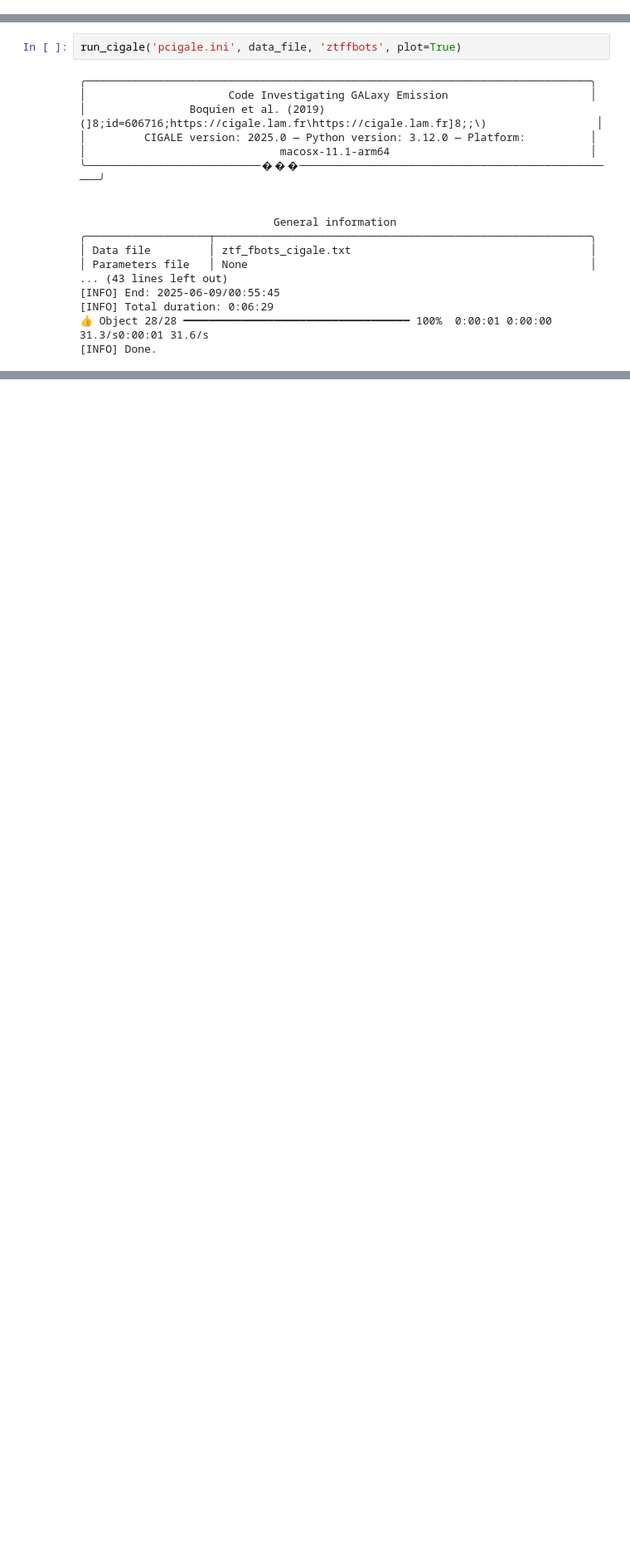
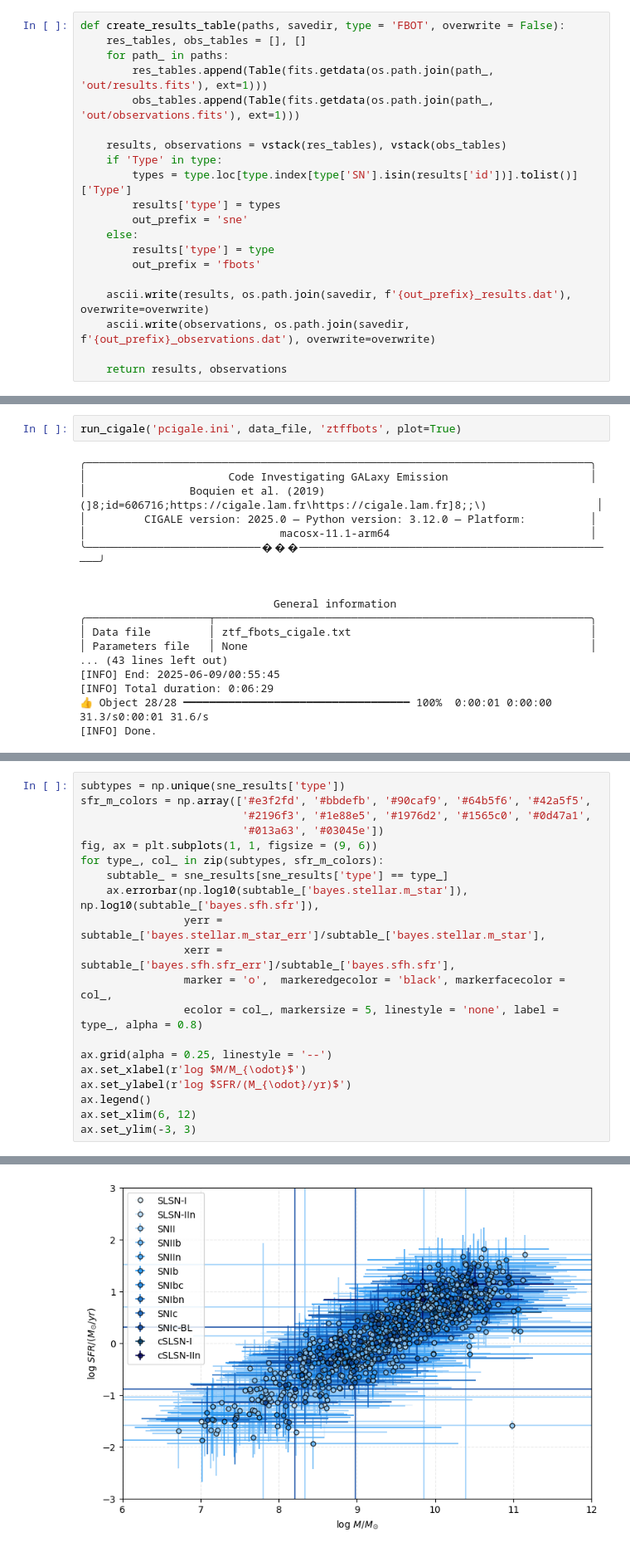
Before and after one commit to aswinsuresh24/sne_hosts, a Jupyter notebook: hosts.ipynb, the cells around one changed output, grey strips where cells are left out. Shown at 83% size. Cells and saved outputs as stored; diff of their text form; blank space fills up the shorter version.

```diff
--- a/hosts.ipynb
+++ b/hosts.ipynb
@@ -215,6 +216,26 @@ def prep_cigale_datafile(filename, sne, ptf_sne, redshifts, verbose=False):
     # Write out into datafile
     with open(filename, 'a') as f:
         f.write('\n'.join(rows))
+# %%
+def create_results_table(paths, savedir, type = 'FBOT', overwrite = False):
+    res_tables, obs_tables = [], []
+    for path_ in paths:
+        res_tables.append(Table(fits.getdata(os.path.join(path_, 'out/results.fits'), ext=1)))
+        obs_tables.append(Table(fits.getdata(os.path.join(path_, 'out/observations.fits'), ext=1)))
+
+    results, observations = vstack(res_tables), vstack(obs_tables)
+    if 'Type' in type:
+        types = type.loc[type.index[type['SN'].isin(results['id'])].tolist()]['Type']
+        results['type'] = types
+        out_prefix = 'sne'
+    else:
+        results['type'] = type
+        out_prefix = 'fbots'
+
+    ascii.write(results, os.path.join(savedir, f'{out_prefix}_results.dat'), overwrite=overwrite)
+    ascii.write(observations, os.path.join(savedir, f'{out_prefix}_observations.dat'), overwrite=overwrite)
+
+    return results, observations
 # %%
 ptf_sne = read_ptf_sample('ptf_ccsne.csv')
 ptf_sne = ptf_sne[ptf_sne['ref'] == 'This paper']
@@ -365,0 +341,21 @@ plt.show()
+# %%
+subtypes = np.unique(sne_results['type'])
+sfr_m_colors = np.array(['#e3f2fd', '#bbdefb', '#90caf9', '#64b5f6', '#42a5f5',
+                         '#2196f3', '#1e88e5', '#1976d2', '#1565c0', '#0d47a1',
+                         '#013a63', '#03045e'])
+fig, ax = plt.subplots(1, 1, figsize = (9, 6))
+for type_, col_ in zip(subtypes, sfr_m_colors):
+    subtable_ = sne_results[sne_results['type'] == type_]
+    ax.errorbar(np.log10(subtable_['bayes.stellar.m_star']), np.log10(subtable_['bayes.sfh.sfr']),
+                yerr =  subtable_['bayes.stellar.m_star_err']/subtable_['bayes.stellar.m_star'],
+                xerr = subtable_['bayes.sfh.sfr_err']/subtable_['bayes.sfh.sfr'],
+                marker = 'o',  markeredgecolor = 'black', markerfacecolor = col_,
+                ecolor = col_, markersize = 5, linestyle = 'none', label = type_, alpha = 0.8)
+
+ax.grid(alpha = 0.25, linestyle = '--')
+ax.set_xlabel(r'log $M/M_{\odot}$')
+ax.set_ylabel(r'log $SFR/(M_{\odot}/yr)$')
+ax.legend()
+ax.set_xlim(6, 12)
+ax.set_ylim(-3, 3)
+# %% [output]
@@ -366 +363,2 @@ plt.show()
+[figure, added]
 # %%
```
Also changed, not shown: parts of 15 cells of this notebook, 4 other files.
